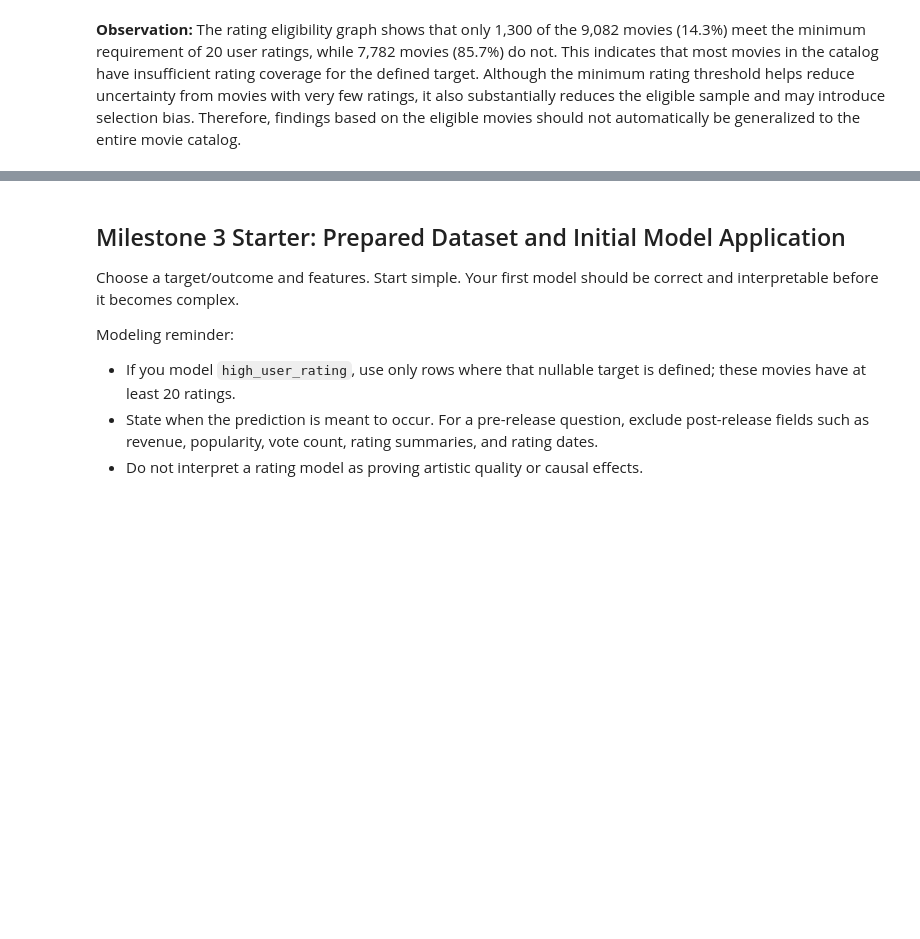
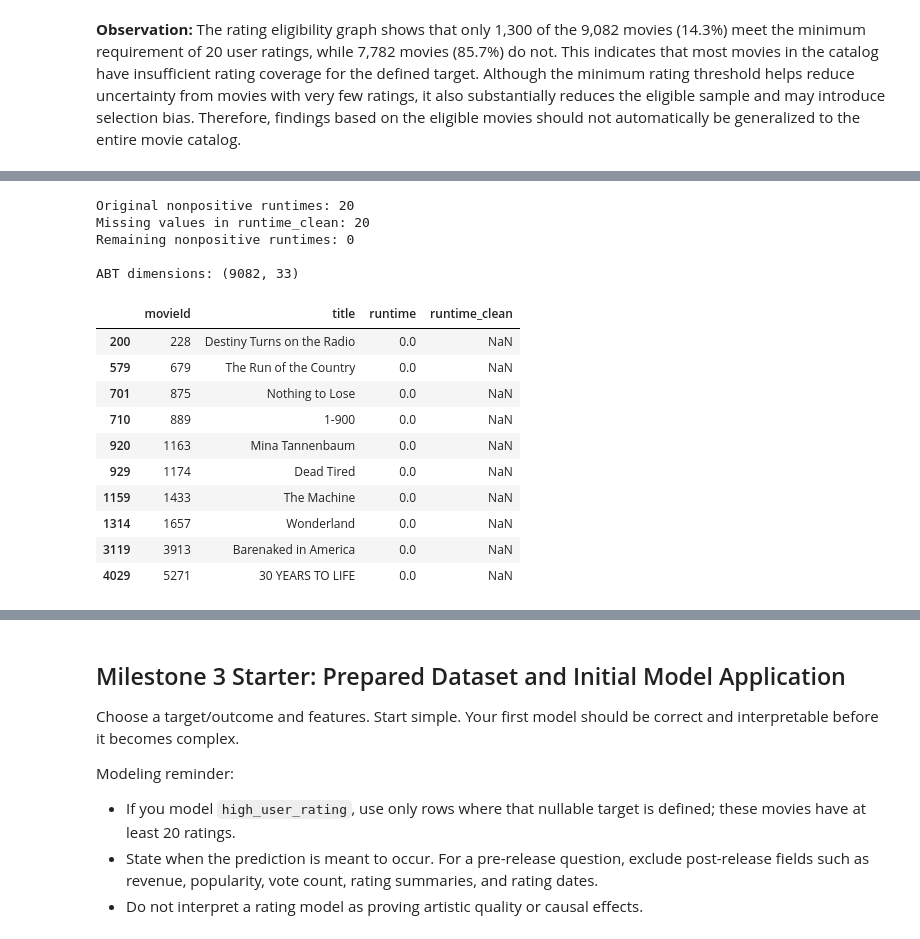
Before and after one commit to kalshaikhli/ban6003-movies-project-Karrar, a Jupyter notebook: notebooks/movies_project_starter.ipynb, the cells around one changed output, grey strips where cells are left out. Saved outputs shown, nothing was run; the diff lists cells and outputs as text; code cells hidden in the pictures; blank space fills up the shorter version.

```diff
--- a/notebooks/movies_project_starter.ipynb
+++ b/notebooks/movies_project_starter.ipynb
@@ -1354,0 +1588,50 @@ plt.show()
+# %%
+# Karrar note: Day 6 - Clean invalid movie runtime values
+
+# Preserve original runtime and create a cleaned version
+abt["runtime_clean"] = pd.to_numeric(
+    abt["runtime"], errors="coerce"
+)
+
+# Replace nonpositive runtimes with missing values
+abt.loc[
+    abt["runtime_clean"] <= 0,
+    "runtime_clean"
+] = np.nan
+
+# Validate the cleaning
+print("Original nonpositive runtimes:",
+      (abt["runtime"] <= 0).sum())
+
+print("Missing values in runtime_clean:",
+      abt["runtime_clean"].isna().sum())
+
+print("Remaining nonpositive runtimes:",
+      (abt["runtime_clean"] <= 0).sum())
+
+print("\nABT dimensions:", abt.shape)
+
+# Display examples of cleaned records
+display(
+    abt.loc[
+        abt["runtime"] <= 0,
+        ["movieId", "title", "runtime", "runtime_clean"]
+    ].head(10)
+)
+# %% [output]
+Original nonpositive runtimes: 20
+Missing values in runtime_clean: 20
+Remaining nonpositive runtimes: 0
+
+ABT dimensions: (9082, 33)
+|  | movieId | title | runtime | runtime_clean |
+| 200 | 228 | Destiny Turns on the Radio | 0.0 | NaN |
+| 579 | 679 | The Run of the Country | 0.0 | NaN |
+| 701 | 875 | Nothing to Lose | 0.0 | NaN |
+| 710 | 889 | 1-900 | 0.0 | NaN |
+| 920 | 1163 | Mina Tannenbaum | 0.0 | NaN |
+| 929 | 1174 | Dead Tired | 0.0 | NaN |
+| 1159 | 1433 | The Machine | 0.0 | NaN |
+| 1314 | 1657 | Wonderland | 0.0 | NaN |
+| 3119 | 3913 | Barenaked in America | 0.0 | NaN |
+| 4029 | 5271 | 30 YEARS TO LIFE | 0.0 | NaN |
```
Also changed, not shown: parts of 12 cells of this notebook, 2 other files.
